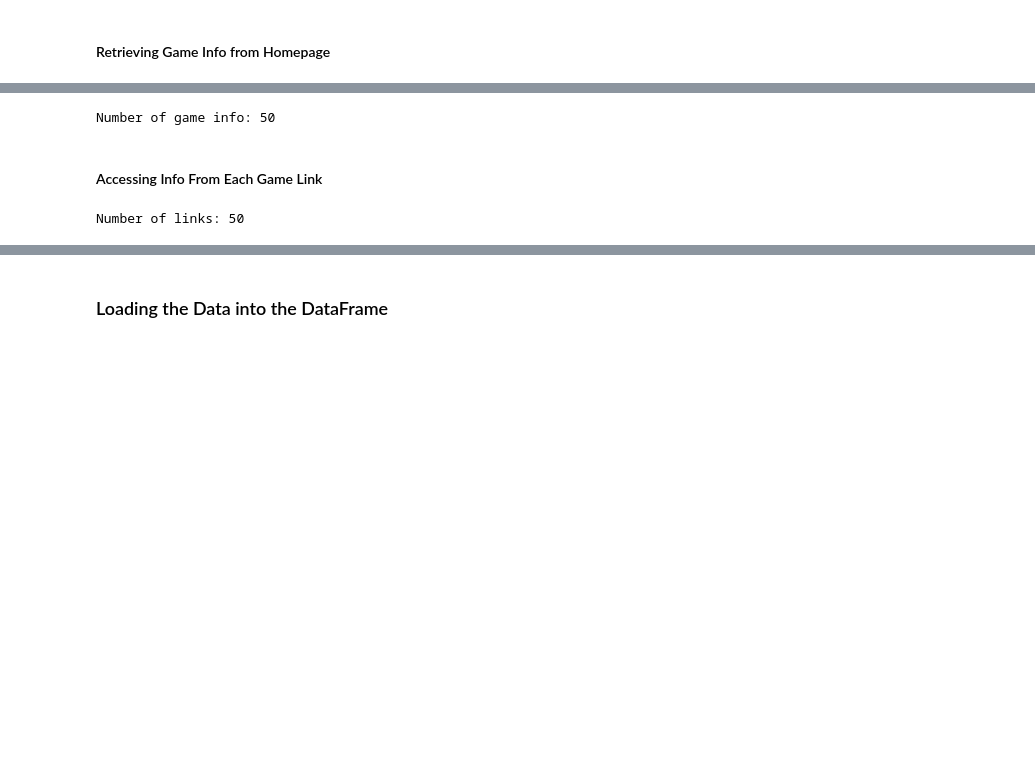
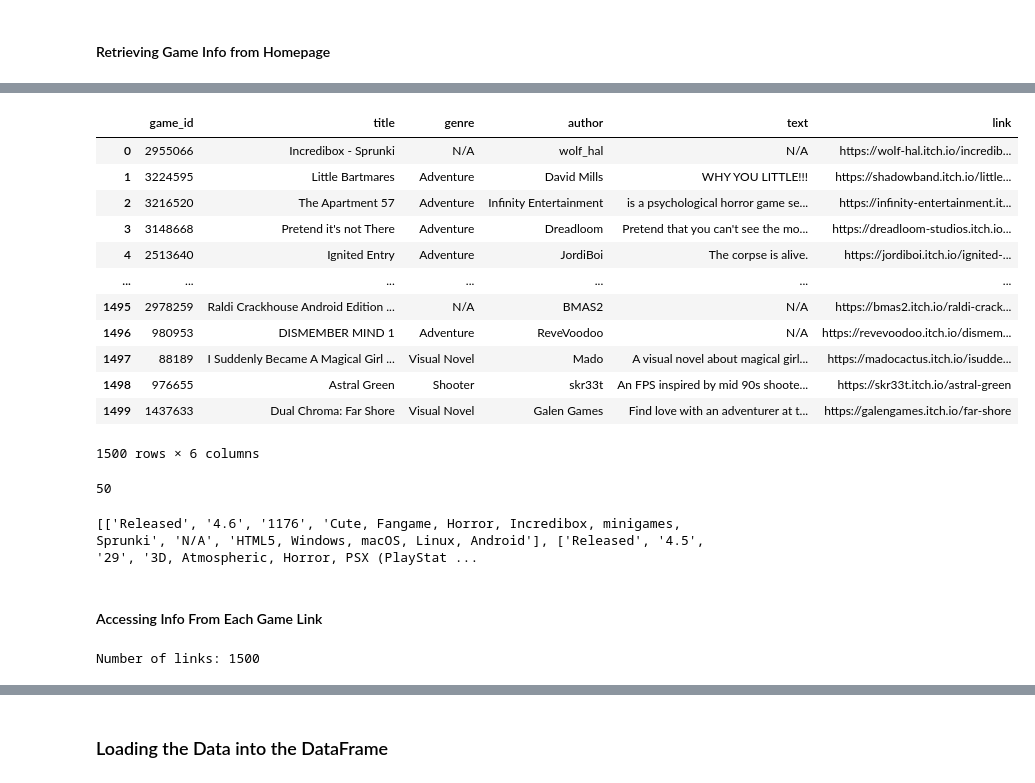
Before and after one commit to angelocguerra/data102-webscraping, a Jupyter notebook: Homework1.ipynb, the cells around one changed output, grey strips where cells are left out. Drawn from its saved outputs; the diff is of its cells as text; code cells hidden in the pictures; blank space fills up the shorter version.

```diff
--- a/Homework1.ipynb
+++ b/Homework1.ipynb
@@ -163,4 +175,51 @@ print(info)
-# %%
-print(f"Number of game info: {len(info)}")
-# %% [output]
-Number of game info: 50
+# %%
+# create a thread to retrieve the game info from scraped games
+class RetrieveThread(Thread):
+    def __init__(self, start_index, end_index):
+        Thread.__init__(self)
+        self.start_index = start_index
+        self.end_index = end_index
+        self.games_info = np.empty(shape=[0,6])
+
+    def run(self):
+        self.games_info = retrieve_games_info(self.start_index, self.end_index, games_info=self.games_info)
+# %%
+num_threads = 2
+index_interval = max_game_count // num_threads
+threads = []
+
+# initializing the threads
+for each in range(num_threads):
+    start_index = each * index_interval
+    # making sure the end_index is the last index
+    end_index = max_game_count if each == num_threads - 1 else each * index_interval + index_interval
+    t = RetrieveThread(start_index, end_index)
+    t.start()
+    threads.append(t)
+
+# sync
+for each in threads:
+    each.join()
+# %%
+# combine all data from threads
+games_info = np.empty(shape=[0,6])
+for each in threads:
+    games_info = np.vstack((games_info, each.games_info))
+
+games_info_df = pd.DataFrame(games_info)
+games_info_df.columns = ['game_id', 'title', 'genre', 'author', 'text', 'link']
+games_info_df
+# %% [output]
+|  | game_id | title | genre | author | text | link |
+| 0 | 2955066 | Incredibox - Sprunki | N/A | wolf_hal | N/A | https://wolf-hal.itch.io/incredib... |
+| 1 | 3224595 | Little Bartmares | Adventure | David Mills | WHY YOU LITTLE!!! | https://shadowband.itch.io/little... |
+| 2 | 3216520 | The Apartment 57 | Adventure | Infinity Entertainment | is a psychological horror game se... | https://infinity-entertainment.it... |
+| 3 | 3148668 | Pretend it's not There | Adventure | Dreadloom | Pretend that you can't see the mo... | https://dreadloom-studios.itch.io... |
+| 4 | 2513640 | Ignited Entry | Adventure | JordiBoi | The corpse is alive. | https://jordiboi.itch.io/ignited-... |
+| ... | ... | ... | ... | ... | ... | ... |
+| 1495 | 2978259 | Raldi Crackhouse Android Edition ... | N/A | BMAS2 | N/A | https://bmas2.itch.io/raldi-crack... |
+| 1496 | 980953 | DISMEMBER MIND 1 | Adventure | ReveVoodoo | N/A | https://revevoodoo.itch.io/dismem... |
+| 1497 | 88189 | I Suddenly Became A Magical Girl ... | Visual Novel | Mado | A visual novel about magical girl... | https://madocactus.itch.io/isudde... |
+| 1498 | 976655 | Astral Green | Shooter | skr33t | An FPS inspired by mid 90s shoote... | https://skr33t.itch.io/astral-green |
+| 1499 | 1437633 | Dual Chroma: Far Shore | Visual Novel | Galen Games | Find love with an adventurer at t... | https://galengames.itch.io/far-shore |
+1500 rows × 6 columns
@@ -167,16 +229,26 @@ Number of game info: 50
+# %%
+link_list = games_info_df['link'][:50]
+print(len(link_list))
+# %% [output]
+50
+# %%
+import worker # for jupyter notebook, the code should be in a separate file for multiprocessing to work!
+
+if __name__ == "__main__": # necessary for main process
+    # WARNING: Please limit the Pool equal to your physical processors!!! Ready your PC fans!
+    p = Pool(4)
+    output = p.map(worker.scrape_more_info, link_list[:4])
+    print(output)
+# %% [output]
+[['Released', '4.6', '1176', 'Cute, Fangame, Horror, Incredibox, minigames, Sprunki', 'N/A', 'HTML5, Windows, macOS, Linux, Android'], ['Released', '4.5', '29', '3D, Atmospheric, Horror, PSX (PlayStat ...
 # %% [markdown]
 #### Accessing Info From Each Game Link
 # %%
 # getting the links
-link_list = []
-for game in games:
-    link = game.find_element(By.XPATH, ".//a[@class='title game_link']").get_attribute('href')
-    link_list.append(link)
-
-# print(f"First five: {link_list[:5]}")
+link_list = games_info_df['link']
 print(f"Number of links: {len(link_list)}")
 # %% [output]
-Number of links: 50
+Number of links: 1500
 # %%
 ## delete before submission -> just checking if the im scrapping the right info
 # accessing first game
```
Also changed, not shown: parts of 16 cells of this notebook, 1 other file.
